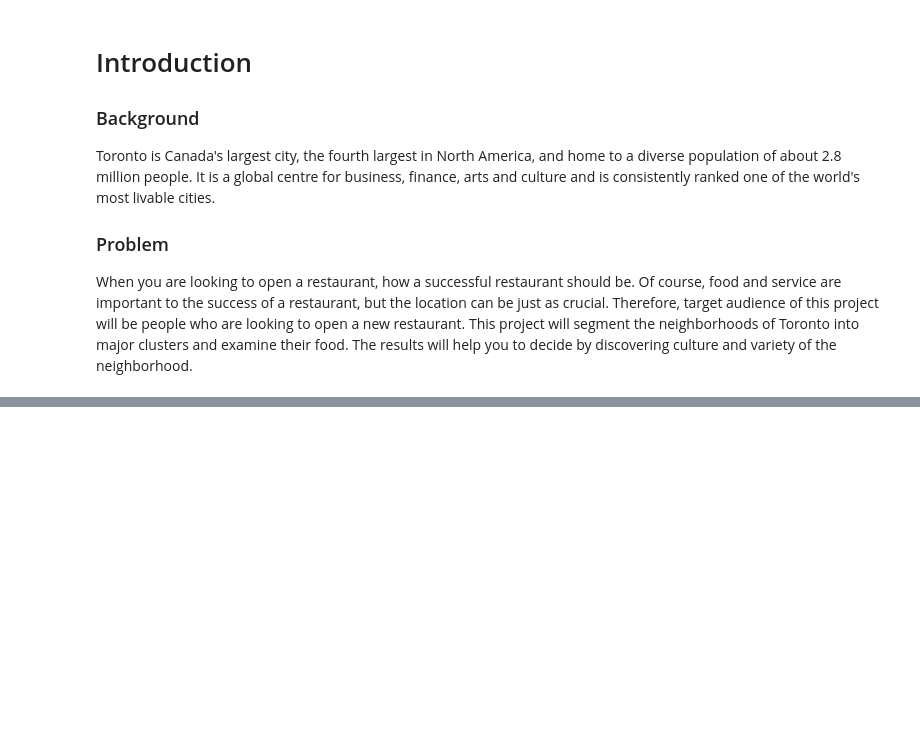
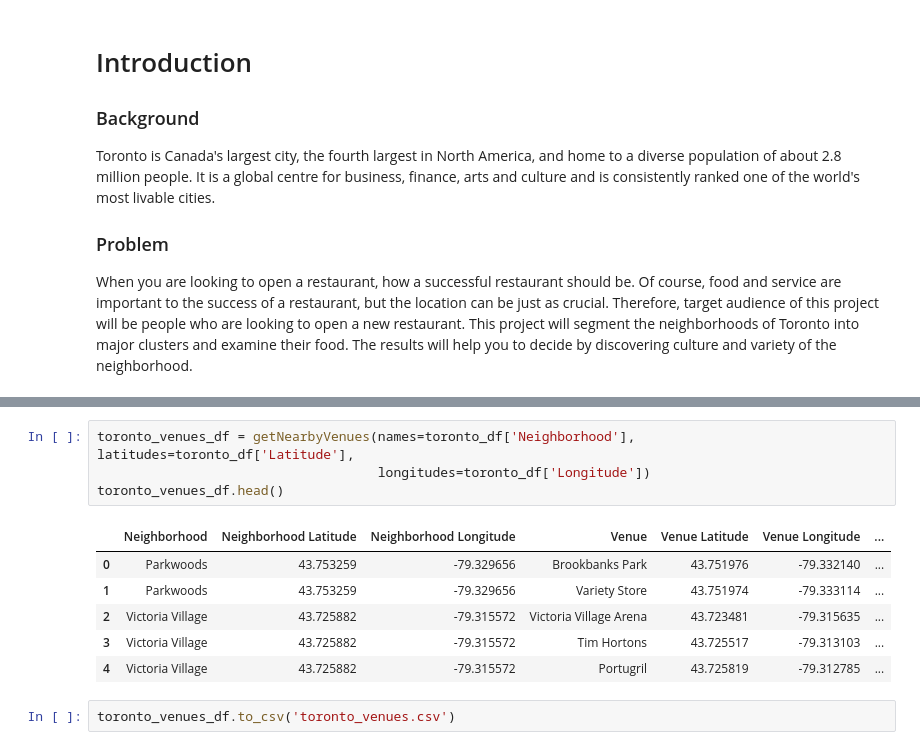
Before and after one commit to pisuth1995/Coursera_Capstone, a Jupyter notebook: the_battle_of_neighborhoods.ipynb, the cells around one changed output, grey strips where cells are left out. Cells and saved outputs as stored; diff of their text form; blank space fills up the shorter version.

```diff
--- a/the_battle_of_neighborhoods.ipynb
+++ b/the_battle_of_neighborhoods.ipynb
@@ -18,0 +178,13 @@ Foursquare API, a location data provider, will be used to find the venues on eac
+# %%
+toronto_venues_df = getNearbyVenues(names=toronto_df['Neighborhood'], latitudes=toronto_df['Latitude'],
+                                    longitudes=toronto_df['Longitude'])
+toronto_venues_df.head()
+# %% [output]
+|  | Neighborhood | Neighborhood Latitude | Neighborhood Longitude | Venue | Venue Latitude | Venue Longitude | ... |
+| 0 | Parkwoods | 43.753259 | -79.329656 | Brookbanks Park | 43.751976 | -79.332140 | ... |
+| 1 | Parkwoods | 43.753259 | -79.329656 | Variety Store | 43.751974 | -79.333114 | ... |
+| 2 | Victoria Village | 43.725882 | -79.315572 | Victoria Village Arena | 43.723481 | -79.315635 | ... |
+| 3 | Victoria Village | 43.725882 | -79.315572 | Tim Hortons | 43.725517 | -79.313103 | ... |
+| 4 | Victoria Village | 43.725882 | -79.315572 | Portugril | 43.725819 | -79.312785 | ... |
+# %%
+toronto_venues_df.to_csv('toronto_venues.csv')
```
Also changed, not shown: parts of 27 cells of this notebook, 3 other files.
